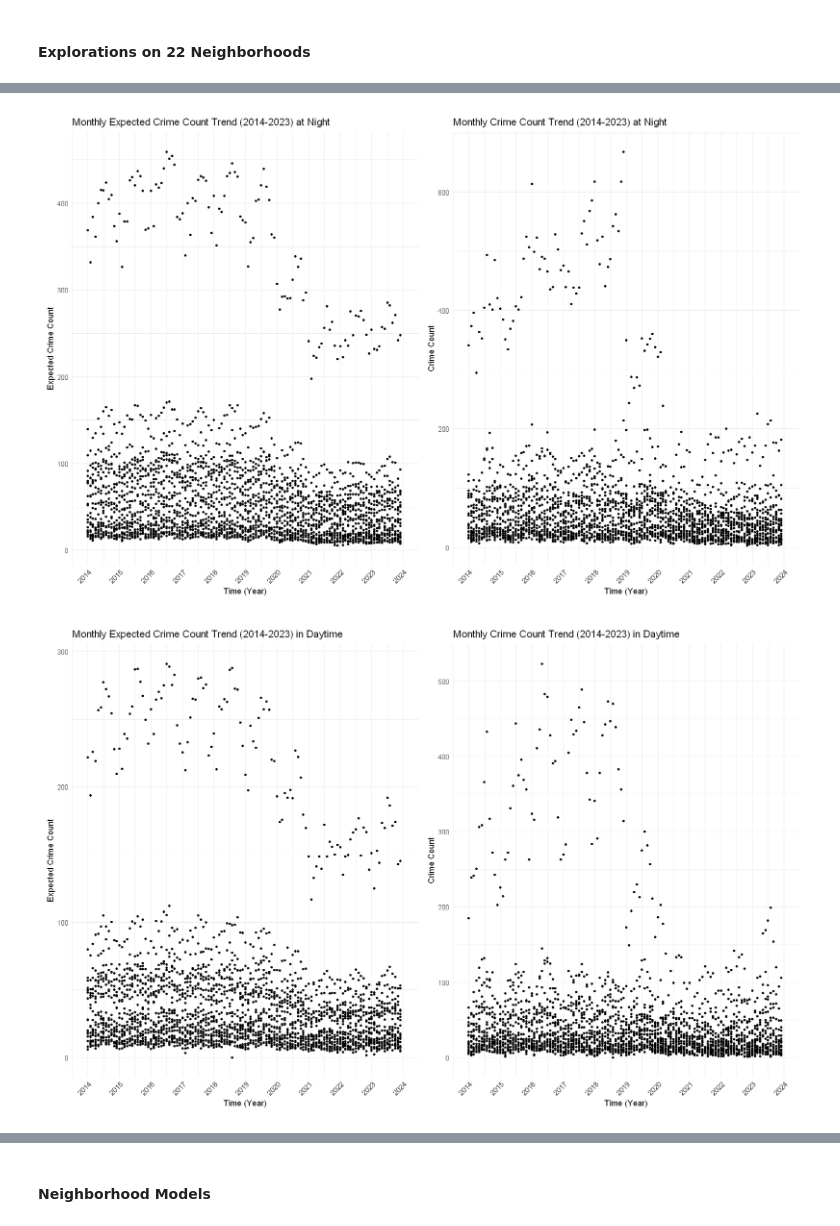
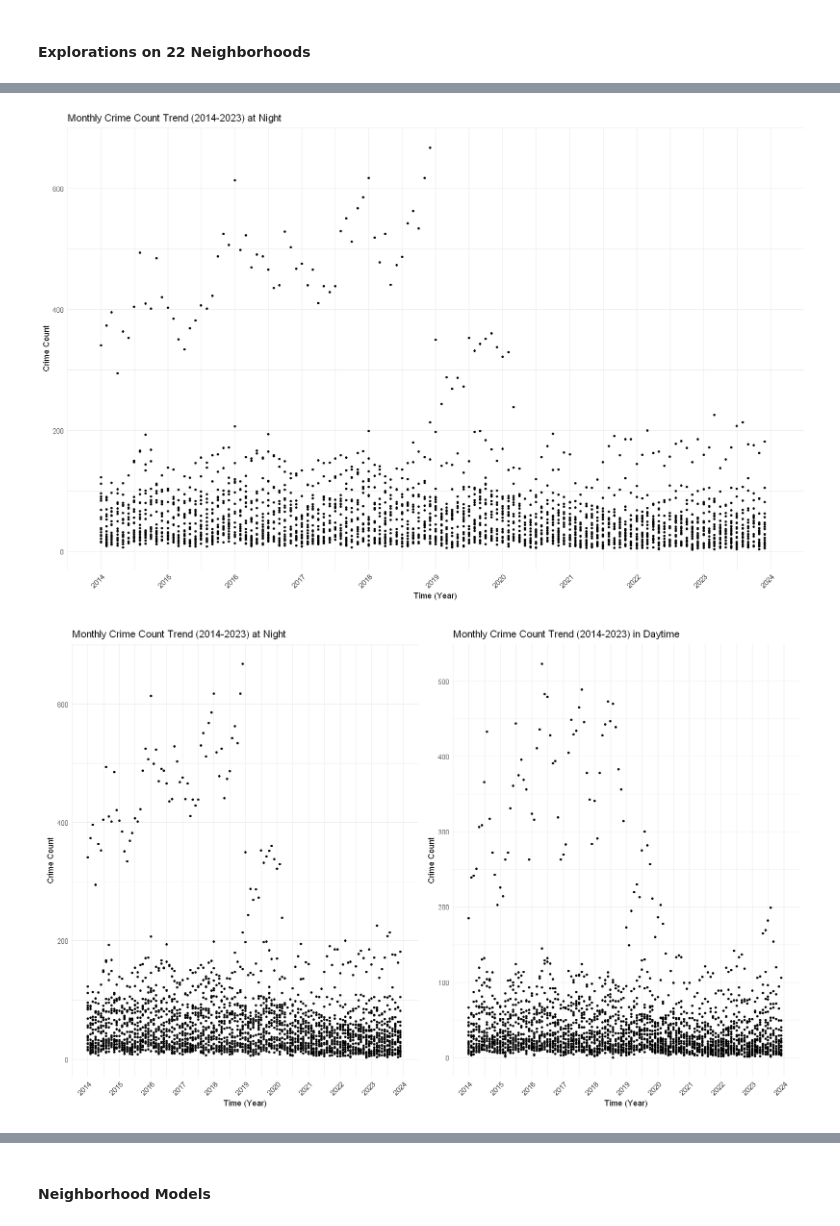
Before and after one commit to Irene-Berezin/econ_398_project, a Jupyter notebook: project_workbook.ipynb, the cells around one changed output, grey strips where cells are left out. Saved outputs shown, nothing was run; the diff lists cells and outputs as text; code cells hidden in the pictures.

Commit message:
did balancing check, fixed model with feedbacks, fixed summary tables but can't fix the last one

```diff
--- a/project_workbook.ipynb
+++ b/project_workbook.ipynb
@@ -1590,13 +1578,12 @@ $ expected_crime     <dbl> 18.26729, 13.57495, 18.22806, 16.67385, 16.99374, 1
 # Adding day crime as a control
 neighborhood2016_2021_panel_day <- neighborhood2016_2021_panel|>
     filter(time_category == "day")|>
-    mutate(day_crime_count = crime_count, expected_day_crime = expected_crime)|>
-    dplyr::select(neighborhood, date, day_crime_count, expected_day_crime)
+    mutate(day_crime_count = crime_count)|>
+    dplyr::select(neighborhood, date, day_crime_count)
 
 neighborhood2016_2021_panel_night <- neighborhood2016_2021_panel_night|>
     left_join(neighborhood2016_2021_panel_day, by = c("date", "neighborhood"))|>
     mutate(day_crime_count = ifelse(is.na(day_crime_count), 0, day_crime_count))|>
-    mutate(expected_day_crime = ifelse(is.na(expected_day_crime), 0, expected_day_crime))|>
     mutate(neighborhood = as.factor(neighborhood))|>
     glimpse()
 # %% [output]
@@ -1619,0 +1609,18 @@ $ expected_day_crime <dbl> 8.159031, 9.742755, 12.027014, 8.624952, 9.452877,
+# %%
+# A balancing table of neighborhood panel
+covariates <- c("is_downtown", "electric_index", "income", "expected_day_crime",
+                "population_density")
+
+# Here we assign "High" if above the median and "Low" otherwise.
+neighborhood2016_2021_panel_night$treated <- ifelse(
+ neighborhood2016_2021_panel_night$ntl_mean > median(neighborhood2016_2021_panel_night$ntl_mean, na.rm = TRUE),
+  "High",
+  "Low"
+)
+
+# Generate the balancing table using the CreateTableOne function.
+bal_table <- CreateTableOne(vars = covariates, strata = "treated",
+                            data = neighborhood2016_2021_panel_night, test = TRUE)
+
+# Print the table with standardized mean differences (SMD)
+print(bal_table, smd = TRUE)
@@ -1620,42 +1642,24 @@ $ expected_day_crime <dbl> 8.159031, 9.742755, 12.027014, 8.624952, 9.452877,
 # %%
-# Plot for expected crime count
+# Plot for crime count
 options(repr.plot.width = 14, repr.plot.height = 9)
-
-neighborhood_night_expected_dist <- ggplot(neighborhood2016_2021_panel_night, aes(x = date, y = expected_crime)) +
-  geom_point(size = 1) +
-  scale_x_date(date_breaks = "1 year", date_labels = "%Y",
-               limits = as.Date(c("2014-01-01", "2023-12-31"))) +
-  labs(x = "Time (Year)", y = "Expected Crime Count",
-       title = "Monthly Expected Crime Count Trend (2014-2023) at Night") +
-  theme_minimal() +
-  theme(axis.text.x = element_text(angle = 45, vjust = 1, hjust = 1))
 
 # Plot for actual crime count
 neighborhood_night_count_dist <- ggplot(neighborhood2016_2021_panel_night, aes(x = date, y = crime_count)) +
   geom_point(size = 1) +
   scale_x_date(date_breaks = "1 year", date_labels = "%Y",
                limits = as.Date(c("2014-01-01", "2023-12-31"))) +
   labs(x = "Time (Year)", y = "Crime Count",
        title = "Monthly Crime Count Trend (2014-2023) at Night") +
   theme_minimal() +
   theme(axis.text.x = element_text(angle = 45, vjust = 1, hjust = 1))
 
 # Combine the two plots side by side
-neighborhood_night_expected_dist + neighborhood_night_count_dist
+neighborhood_night_count_dist
 # %% [output]
-[figure, old version]
+[figure, new version]
 # %%
 # Plot for expected crime count
 options(repr.plot.width = 14, repr.plot.height = 9)
-
-neighborhood_day_expected_dist <- ggplot(neighborhood2016_2021_panel_night, aes(x = date, y = expected_day_crime)) +
-  geom_point(size = 1) +
-  scale_x_date(date_breaks = "1 year", date_labels = "%Y",
-               limits = as.Date(c("2014-01-01", "2023-12-31"))) +
-  labs(x = "Time (Year)", y = "Expected Crime Count",
-       title = "Monthly Expected Crime Count Trend (2014-2023) in Daytime") +
-  theme_minimal() +
-  theme(axis.text.x = element_text(angle = 45, vjust = 1, hjust = 1))
 
 # Plot for actual crime count
 neighborhood_day_count_dist <- ggplot(neighborhood2016_2021_panel_night, aes(x = date, y = day_crime_count)) +
@@ -1668,9 +1672,9 @@ neighborhood_day_count_dist <- ggplot(neighborhood2016_2021_panel_night, aes(x =
   theme(axis.text.x = element_text(angle = 45, vjust = 1, hjust = 1))
 
 # Combine the two plots side by side
-neighborhood_day_expected_dist + neighborhood_day_count_dist
+neighborhood_night_count_dist + neighborhood_day_count_dist
 # %% [output]
-[figure, old version]
+[figure, new version]
 # %%
 ggplot(neighborhood2016_2021_panel_night, aes(x = date, y = ntl_mean)) +
   geom_point(size = 1) +
```
Also changed, not shown: parts of 63 cells of this notebook.
